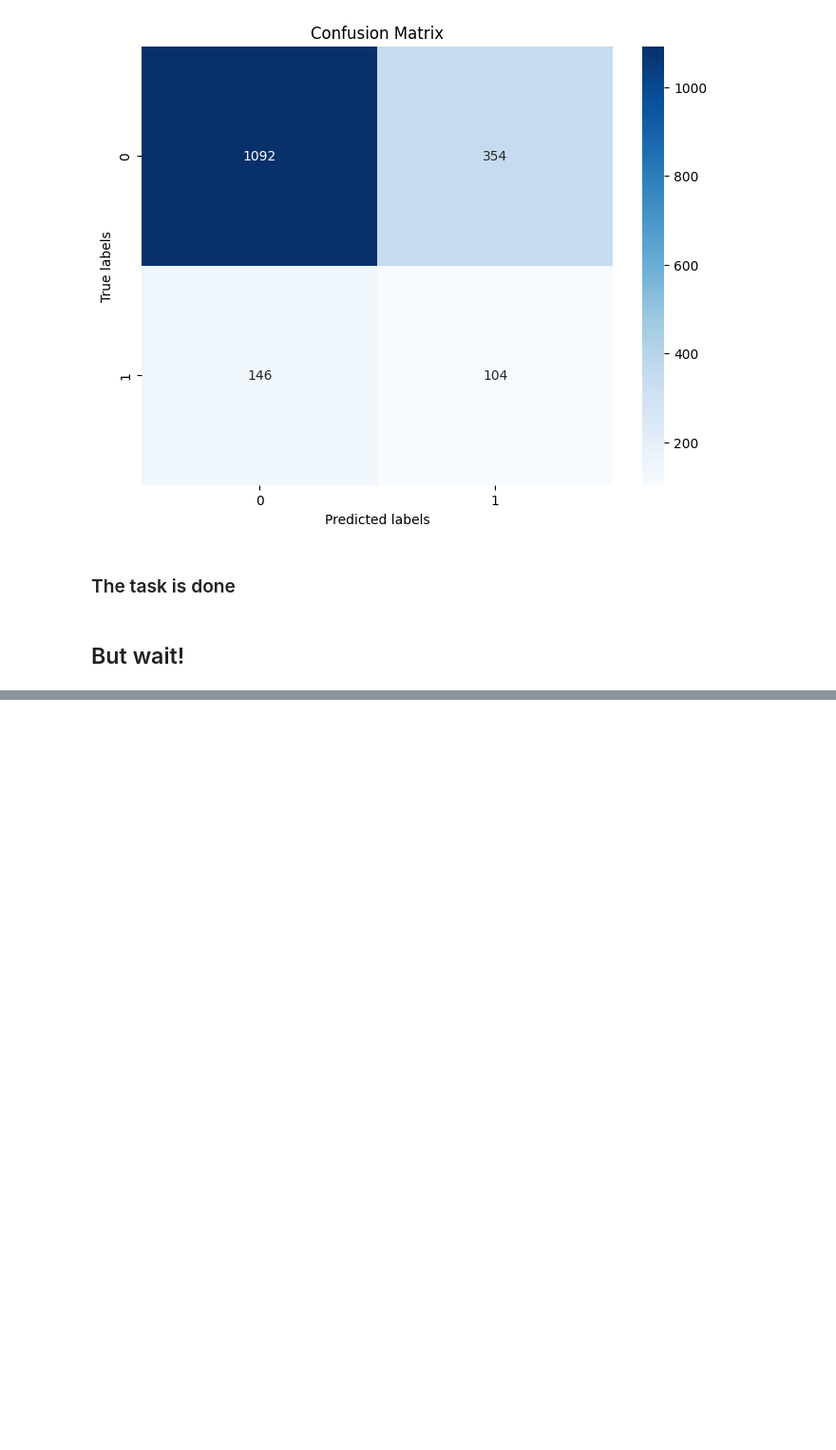
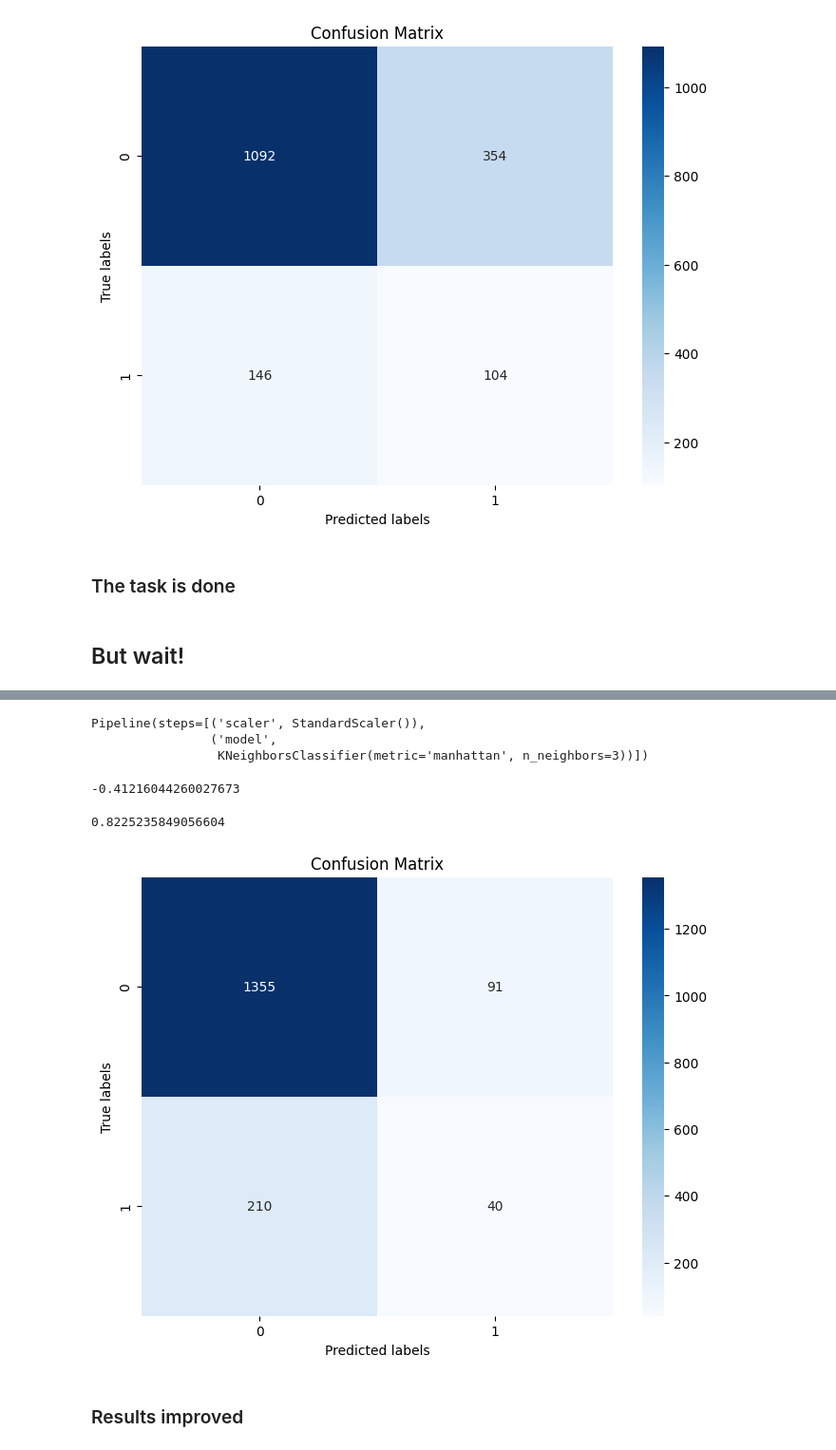
Before and after one commit to esNIMA/ML-projects, a Jupyter notebook: 7-Applied ML HW 2/P2.ipynb, the cells around one changed output, grey strips where cells are left out. Shown at 95% size. Drawn from its saved outputs; the diff is of its cells as text; code cells hidden in the pictures; blank space fills up the shorter version.

```diff
--- a/7-Applied ML HW 2/P2.ipynb
+++ b/7-Applied ML HW 2/P2.ipynb
@@ -450,0 +481,42 @@ plt.show()
+# %%
+X_train, X_valid, y_train, y_valid = train_test_split(df.drop(["TenYearCHD"], axis=1), df["TenYearCHD"], train_size=0.6, test_size=0.4,random_state=0)
+# %%
+pipeline = Pipeline(
+    steps=[
+        ('scaler' , StandardScaler()),
+        ("model" , KNeighborsClassifier(n_neighbors=3, metric='manhattan'))
+    ]
+)
+# %%
+pipeline.fit(X_train, y_train)
+# %% [output]
+Pipeline(steps=[('scaler', StandardScaler()),
+                ('model',
+                 KNeighborsClassifier(metric='manhattan', n_neighbors=3))])
+# %%
+preds = pipeline.predict(X_valid)
+# %%
+R2 = r2_score(y_valid , preds)
+R2
+# %% [output]
+-0.41216044260027673
+# %%
+accuracy = accuracy_score(y_valid, preds)
+accuracy
+# %% [output]
+0.8225235849056604
+# %%
+# Assuming y_true and y_pred are your true and predicted labels, respectively
+cm = confusion_matrix(y_valid, preds)
+
+# Plot the confusion matrix
+plt.figure(figsize=(8, 6))
+sns.heatmap(cm, annot=True, cmap='Blues', fmt='g')
+plt.xlabel('Predicted labels')
+plt.ylabel('True labels')
+plt.title('Confusion Matrix')
+plt.show()
+# %% [output]
+[figure, added]
+# %% [markdown]
+### Results improved
```
Also changed, not shown: parts of 4 cells of this notebook.
